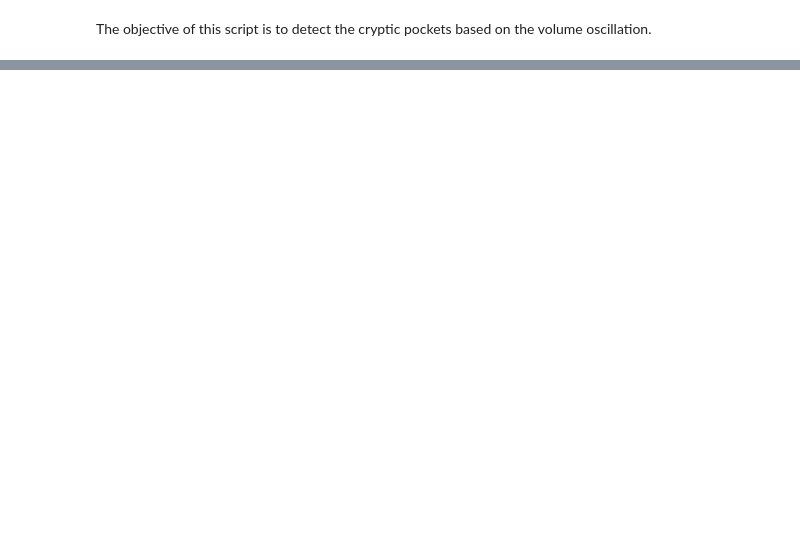
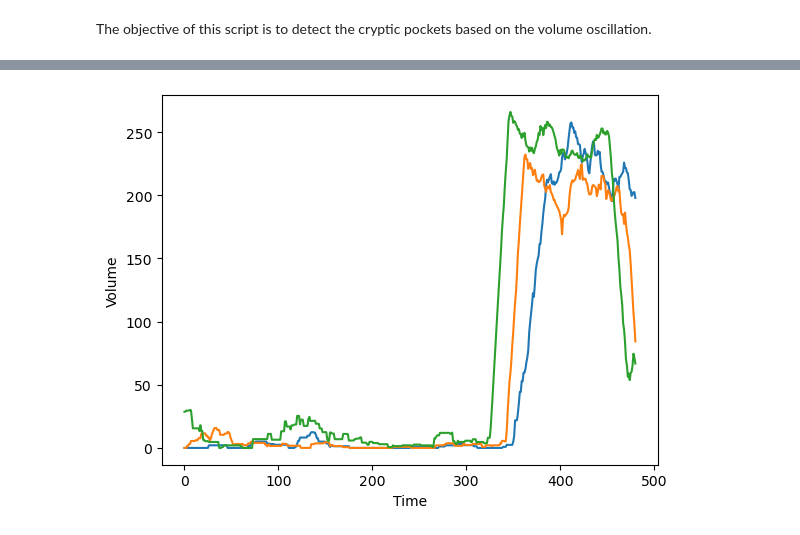
Before and after one commit to alexpergar-phd/pocket_project, a Jupyter notebook: 02_cryptic_pocket_detection/cryptic_pocket_detection.ipynb, the cells around one changed output, grey strips where cells are left out. Saved outputs shown, nothing was run; the diff lists cells and outputs as text; code cells hidden in the pictures; blank space fills up the shorter version.

```diff
--- a/02_cryptic_pocket_detection/cryptic_pocket_detection.ipynb
+++ b/02_cryptic_pocket_detection/cryptic_pocket_detection.ipynb
@@ -220,7 +228,8 @@ def extract_ids(path):
 
         return (traj_id, dyn_id, pocket_id)
     else:
-        raise ValueError("Could not extract all required IDs from the path.")
+        print(f"Could not extract all required IDs from the path: {path}.")
+        return None, None, None
 
 
 def plot_volumes(dynid, trajid, pocketid, window_size=20):
@@ -237,6 +246,24 @@ def plot_volumes(dynid, trajid, pocketid, window_size=20):
     volumes = list(map(float, values_dict['pock_volume'])) # Convert to float
     smoothed_volume = moving_average(volumes, window_size=window_size)
     plt.plot(smoothed_volume)
+
+
+def plot_multiple_volumes(list_of_ids, window_size=20):
+    """
+    Plot the smoothed volumes of multiple pockets over time.
+
+    Args:
+        list_of_ids (list): List of tuples containing (dynid, trajid, pocketid).
+        window_size (int): The size of the moving average window.
+    """
+    for dynid, trajid, pocketid in list_of_ids:
+        plot_volumes(dynid, trajid, pocketid, window_size=window_size)
+
+    plt.xlabel('Time')
+    plt.ylabel('Volume')
+    # plt.title('Pocket Volumes Over Time')
+    # plt.legend([f'Dyn {dynid}, Traj {trajid}, Pocket {pocketid}' for dynid, trajid, pocketid in list_of_ids])
+    plt.show()
 # %%
 df_dict = {
     'dyn_id': [],
@@ -298,0 +337,4 @@ if clusters[0][0] == 'closed' and clusters[0][1] >= 10:
+# %%
+plot_multiple_volumes([(35, 10387, 25), (194, 11785, 12), (140, 11842, 4)], window_size=20)
+# %% [output]
+[figure, added]
```
Also changed, not shown: parts of 5 cells of this notebook, 2 other files.
